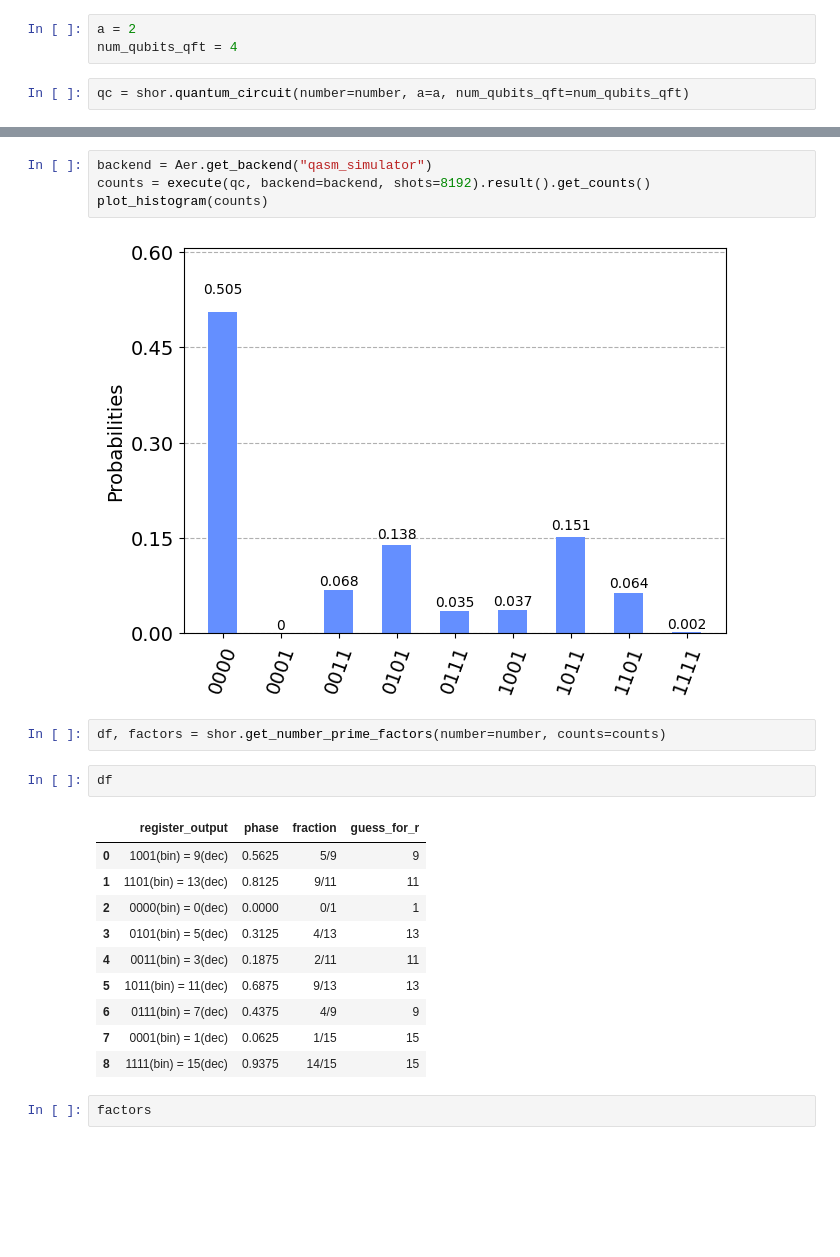
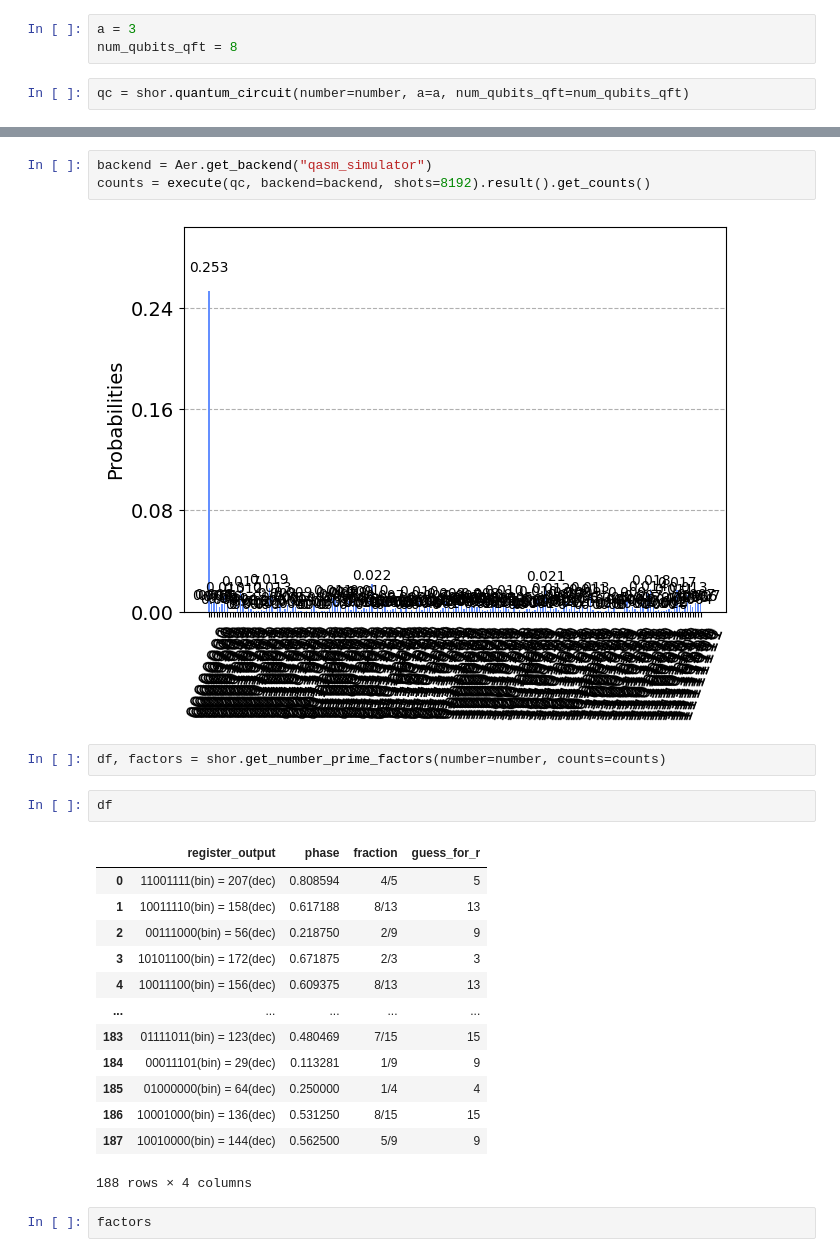
Before and after one commit to jvscursulim/shor_algorithm, a Jupyter notebook: example.ipynb, the cells around one changed output, grey strips where cells are left out. Saved outputs shown, nothing was run; the diff lists cells and outputs as text; blank space fills up the shorter version.

```diff
--- a/example.ipynb
+++ b/example.ipynb
@@ -16,8 +15,8 @@ print(list_of_numbers)
 # %% [output]
 [2, 3, 4, 6, 8, 9, 11, 12, 13, 16, 17, 18, 19, 22, 23, 24, 26, 27, 29, 31, 32, 33, 34]
 # %%
-a = 2
-num_qubits_qft = 4
+a = 3
+num_qubits_qft = 8
 # %%
 qc = shor.quantum_circuit(number=number, a=a, num_qubits_qft=num_qubits_qft)
 # %%
@@ -27,24 +26,26 @@ qc.draw(output="mpl")
 # %%
 backend = Aer.get_backend("qasm_simulator")
 counts = execute(qc, backend=backend, shots=8192).result().get_counts()
-plot_histogram(counts)
 # %% [output]
-[figure, old version]
+[figure, new version]
 # %%
 df, factors = shor.get_number_prime_factors(number=number, counts=counts)
 # %%
 df
 # %% [output]
 |  | register_output | phase | fraction | guess_for_r |
-| 0 | 1001(bin) = 9(dec) | 0.5625 | 5/9 | 9 |
-| 1 | 1101(bin) = 13(dec) | 0.8125 | 9/11 | 11 |
-| 2 | 0000(bin) = 0(dec) | 0.0000 | 0/1 | 1 |
-| 3 | 0101(bin) = 5(dec) | 0.3125 | 4/13 | 13 |
-| 4 | 0011(bin) = 3(dec) | 0.1875 | 2/11 | 11 |
-| 5 | 1011(bin) = 11(dec) | 0.6875 | 9/13 | 13 |
-| 6 | 0111(bin) = 7(dec) | 0.4375 | 4/9 | 9 |
-| 7 | 0001(bin) = 1(dec) | 0.0625 | 1/15 | 15 |
-| 8 | 1111(bin) = 15(dec) | 0.9375 | 14/15 | 15 |
+| 0 | 11001111(bin) = 207(dec) | 0.808594 | 4/5 | 5 |
+| 1 | 10011110(bin) = 158(dec) | 0.617188 | 8/13 | 13 |
+| 2 | 00111000(bin) = 56(dec) | 0.218750 | 2/9 | 9 |
+| 3 | 10101100(bin) = 172(dec) | 0.671875 | 2/3 | 3 |
+| 4 | 10011100(bin) = 156(dec) | 0.609375 | 8/13 | 13 |
+| ... | ... | ... | ... | ... |
+| 183 | 01111011(bin) = 123(dec) | 0.480469 | 7/15 | 15 |
+| 184 | 00011101(bin) = 29(dec) | 0.113281 | 1/9 | 9 |
+| 185 | 01000000(bin) = 64(dec) | 0.250000 | 1/4 | 4 |
+| 186 | 10001000(bin) = 136(dec) | 0.531250 | 8/15 | 15 |
+| 187 | 10010000(bin) = 144(dec) | 0.562500 | 5/9 | 9 |
+188 rows × 4 columns
 # %%
 factors
 # %% [output]
```
Also changed, not shown: parts of 2 cells of this notebook.
